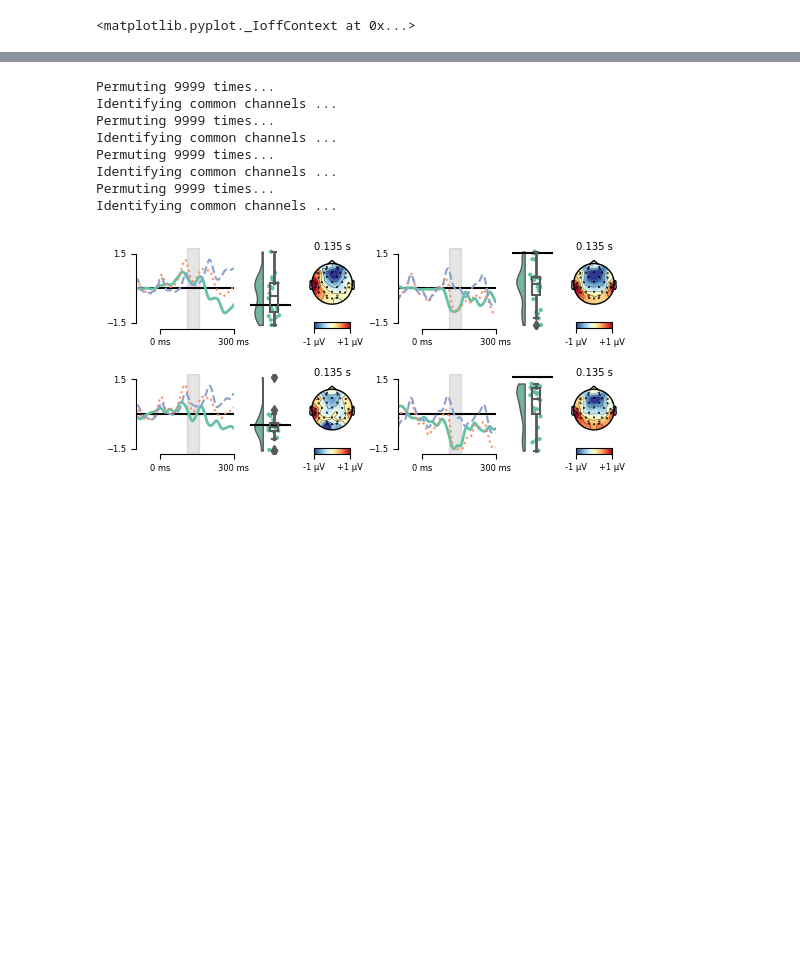
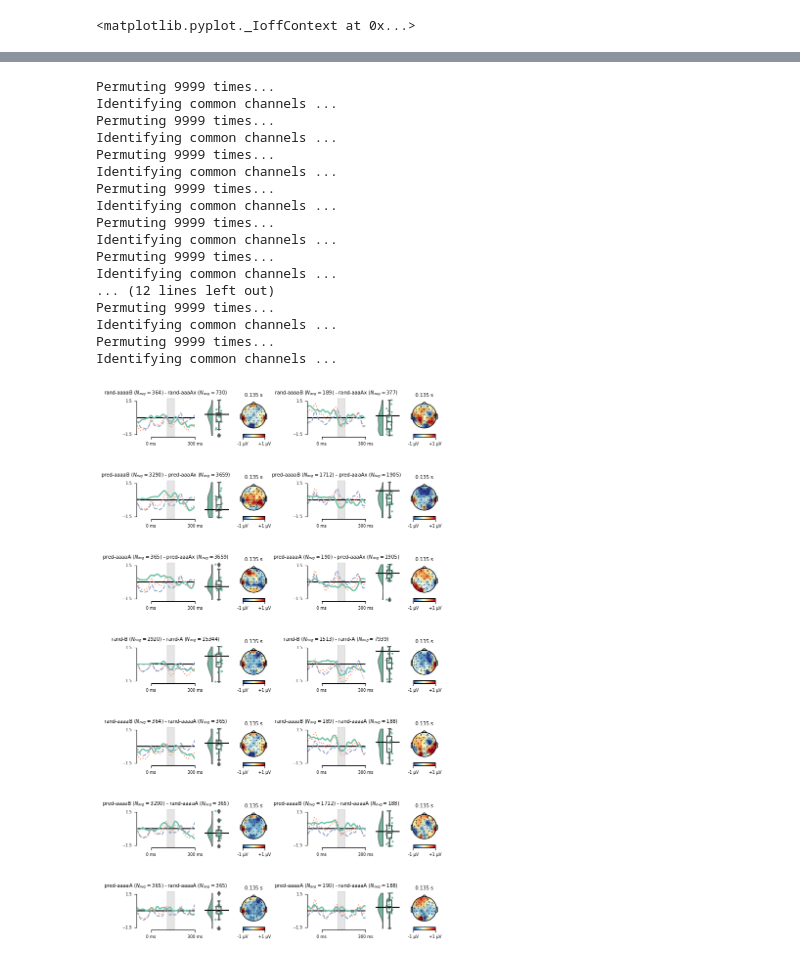
Before and after one commit to marcpabst/xmas-oddballmatch, a Jupyter notebook: analysis/viz_ERPs.ipynb, the cells around one changed output, grey strips where cells are left out. Drawn from its saved outputs; the diff is of its cells as text; code cells hidden in the pictures; blank space fills up the shorter version.

```diff
--- a/analysis/viz_ERPs.ipynb
+++ b/analysis/viz_ERPs.ipynb
@@ -152,7 +170,6 @@ def plot_conditions(data, cond1, cond2, pick="FZ",
         ax.set_title(title.format(N1="($N_{{{{avg}}}} = {}$)".format(N1_avg),
                                   N2="($N_{{{{avg}}}} = {}$)").format(N2_avg))
 
-
     if rerefernce is not None:
         data[cond1] = [mne.set_eeg_reference(ev.copy(), rerefernce)[0] for ev in data[cond1]]
         data[cond2] = [mne.set_eeg_reference(ev.copy(), rerefernce)[0] for ev in data[cond2]]
@@ -171,7 +188,7 @@ def plot_conditions(data, cond1, cond2, pick="FZ",
     condition2 = np.vstack(np.squeeze([ev.copy().pick("mean").data for ev in data[cond2]])) * 10e5
 
 
-    T_obs, p_values, H0 =  mne.stats.permutation_t_test(condition1 - condition2, tail=0)
+    #T_obs, p_values, H0 =  mne.stats.permutation_t_test(condition1 - condition2, tail=0)
 
     # Plot mean MMN amplitudes
     mean_amplitudes_all = get_mean_amplitudes(diff_waves, peakwindow, picks = ["mean"])
@@ -446,7 +602,7 @@ matplotlib.rcParams['axes.labelsize'] = "medium"
 
 
 
-def plot_panel(fig, subplot_spec, data, c1, c2):
+def plot_panel(fig, subplot_spec, data, c1, c2, title = None):
 
     dummy_axs = plt.figure().add_subplot()
     gs2 = gridspec.GridSpecFromSubplotSpec(ncols=4, nrows=3, height_ratios=[.1,1,.15], width_ratios=[.3, 6, 3, 3], wspace=.25, subplot_spec=subplot_spec)
@@ -476,43 +632,58 @@ def plot_panel(fig, subplot_spec, data, c1, c2):
     axs2[0].spines['right'].set_visible(False)
     axs2[0].spines['bottom'].set_visible(True)
 
 
     #axs2[0].get_shared_y_axes().join(axs2[0], axs2[1])
 
 
     axs2[0].set_xticks([0,.3])
     axs2[0].set_xticklabels(["0 ms", "300 ms"])
 
     axs2[2].set_title("")
     axs2[1].get_xaxis().set_visible(False)
 
-    plot_conditions(data, c1, c2, title="", axs=axs2, pick=["FZ"], peak = 0.135, erp_lims=(-1.5,1.5), mmn_lims=(-1.5, 1.5))
+    plot_conditions(data, c1, c2, title=title, axs=axs2, pick=["FZ"], peak = 0.135, erp_lims=(-1.5,1.5), mmn_lims=(-1.5, 1.5))
     axs2[0].get_legend().remove()
 
+    #if title is not None:
+     #   axs2[0].set_title(title.format(N1="($#N_{{{{avg}}}} = {}$)".format(N1_avg),
+     #                                  N2="($N_{{{{avg}}}} = {}$)").format(N2_avg))
 
+compare = { "rand-aaaaB {N1} - rand-aaaAx {N2}":("random/5/deviant", "random/4/standard"),
+            "pred-aaaaB {N1} - pred-aaaAx {N2}":("predictable/5/deviant", "predictable/4/standard"),
+            "pred-aaaaA {N1} - pred-aaaAx {N2}":("predictable/5/standard", "predictable/4/standard"),
+            "rand-B {N1} - rand-A {N2}":("random/deviant", "random/standard"),
+            #"pred-B {N1} vs. pred-A {N2}":("predictable/deviant", "predictable/standard"),
+            "rand-aaaaB {N1} - rand-aaaaA {N2}":("random/5/deviant", "random/5/standard"),
+            "pred-aaaaB {N1} - rand-aaaaA {N2}":("predictable/5/deviant", "random/5/standard"),
+            "pred-aaaaA {N1} - rand-aaaaA {N2}":("predictable/5/standard", "random/5/standard")}
 
-fig = plt.figure(tight_layout=True, figsize = (6.25, 3), dpi=100, facecolor="white")
+fig = plt.figure(tight_layout=True, figsize = (8, 2* len(compare)), facecolor="white");
+gs = gridspec.GridSpec(ncols=2, nrows=len(compare), figure=fig, hspace=.5)
 
-gs = gridspec.GridSpec(ncols=2, nrows=2, figure=fig, hspace=.1, wspace=.1)
+pick=["FZ", "F3", "F4", "FC1", "FC2"]
 
-plot_panel(fig, gs[0, 0], evokeds_list_as_dict_100, "predictable/5/deviant", "predictable/4/standard")
-plot_panel(fig, gs[0, 1], evokeds_list_as_dict_150, "predictable/5/deviant", "predictable/4/standard")
-
-plot_panel(fig, gs[1, 0], evokeds_list_as_dict_100, "random/5/deviant", "random/4/standard")
-plot_panel(fig, gs[1, 1], evokeds_list_as_dict_150, "random/5/deviant", "random/4/standard")
-
-fig.savefig("/home/marc/ba-thesis/input/figures/fig2.pdf", bbox_inches='tight')
-fig.savefig("/home/marc/ba-thesis/input/figures/fig2.png", bbox_inches='tight', dpi=270)
-
+for i, (l, c) in enumerate(compare.items()):
+    plot_panel(fig, gs[i, 0], evokeds_list_as_dict_100, c[0], c[1], l)
+    plot_panel(fig, gs[i, 1], evokeds_list_as_dict_150, c[0], c[1], l)
 
 fig
 # %% [output]
 Permuting 9999 times...
 Identifying common channels ...
 Permuting 9999 times...
 Identifying common channels ...
 Permuting 9999 times...
 Identifying common channels ...
 Permuting 9999 times...
 Identifying common channels ...
+Permuting 9999 times...
+Identifying common channels ...
+Permuting 9999 times...
+Identifying common channels ...
+... (12 lines left out)
+Permuting 9999 times...
+Identifying common channels ...
+Permuting 9999 times...
+Identifying common channels ...
-[figure, old version]
+[figure, new version]
```
Also changed, not shown: parts of 10 cells of this notebook, 12 other files.
